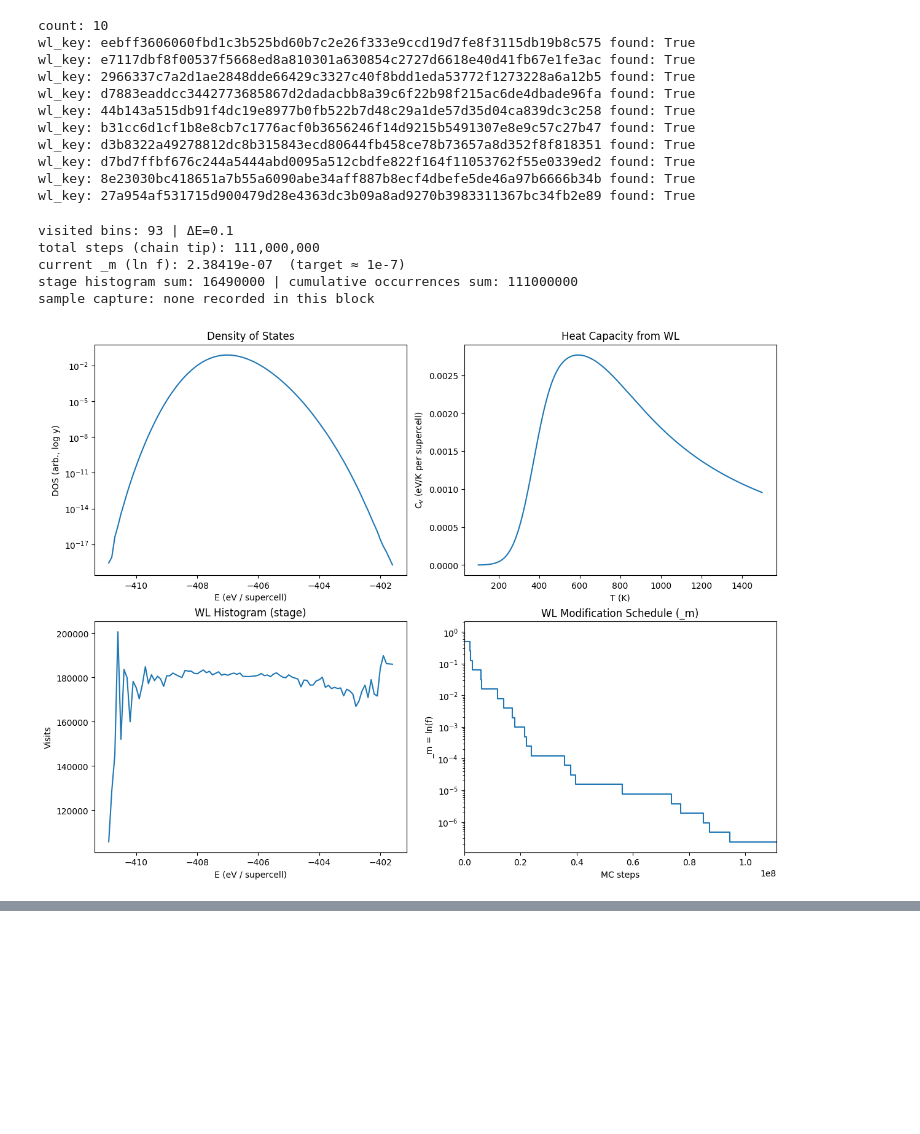
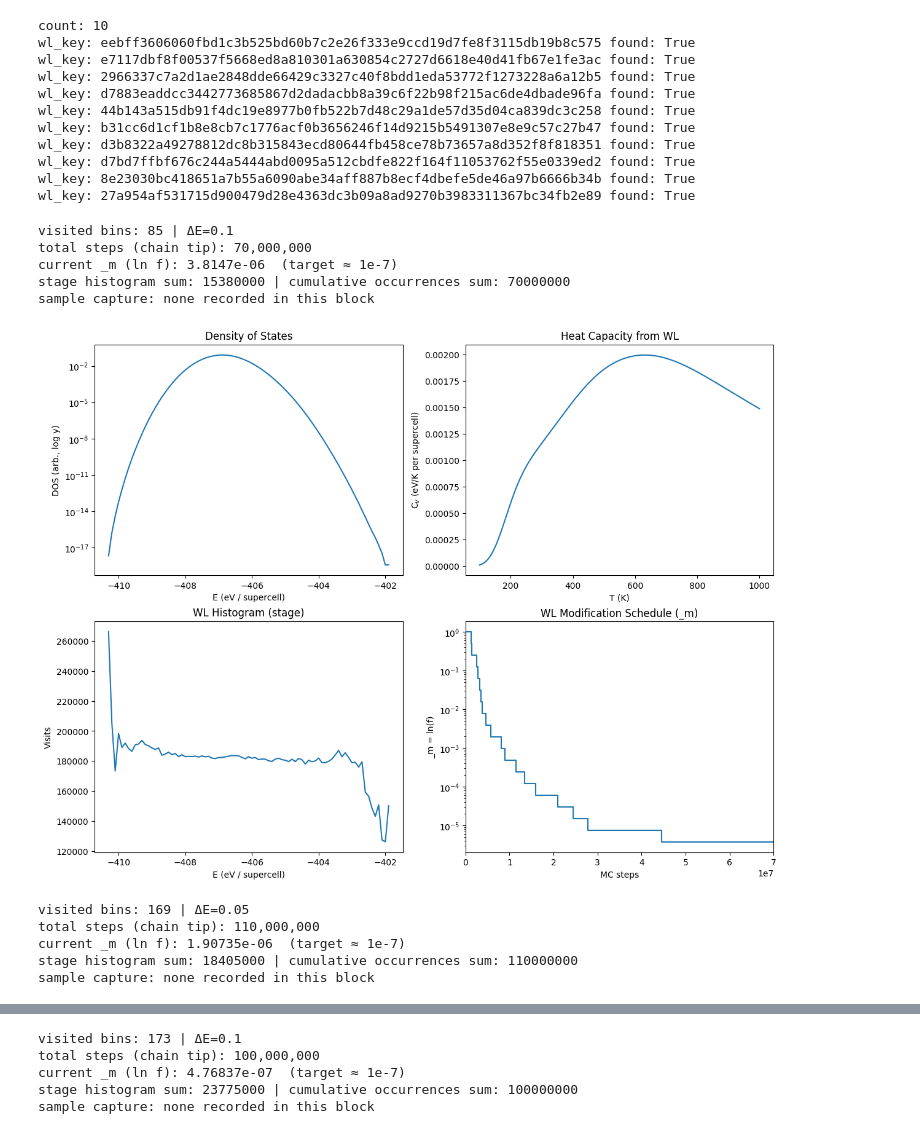
Before and after one commit to ColinBundschu/phase-edge, a Jupyter notebook: testing/visualize_wl.ipynb, the cells around one changed output, grey strips where cells are left out. Cells and saved outputs as stored; diff of their text form; code cells hidden in the pictures; blank space fills up the shorter version.

```diff
--- a/testing/visualize_wl.ipynb
+++ b/testing/visualize_wl.ipynb
@@ -177,7 +177,7 @@ def analyze_wl_chain(wl_key: str) -> None:
     kB: float = 8.617333262e-5  # eV/K
     E:  np.ndarray = levels.astype(float)
     E_rr: np.ndarray = E - E.min() if E.size else E
-    Ts: np.ndarray = np.linspace(100.0, 1500.0, 200)
+    Ts: np.ndarray = np.linspace(100.0, 1000.0, 200)
 
     def _weights(T: float) -> np.ndarray:
         return np.exp(S_shift - E_rr / (kB * T))
@@ -239,36 +239,43 @@ def analyze_wl_chain(wl_key: str) -> None:
     ax.set_ylabel("C$_v$ (eV/K per supercell)")
     ax.set_title("Heat Capacity from WL")
 
     ax = axs[1, 0]
     y_visits = hist if hist.sum() > 0 else occ_all
     label = "Histogram (stage)" if y_visits is hist else "Occurrences (cumulative)"
     if y_visits.size:
         ax.plot(E, y_visits)
     ax.set_xlabel("E (eV / supercell)")
     ax.set_ylabel("Visits")
     ax.set_title(f"WL {label}")
 
     ax = axs[1, 1]
     right_x = max(int(steps_total), int(steps_m[-1]) if steps_m.size else 0)
     steps_m_ext, m_vals_ext = _extend_stair_to(steps_m, m_vals, right_x)
     ax.step(steps_m_ext, m_vals_ext, where="post")
     ax.set_xlim(0, right_x)
     ax.set_xlabel("MC steps")
     ax.set_ylabel("_m = ln(f)")
     ax.set_yscale('log')
     ax.set_title("WL Modification Schedule (_m)")
 
     plt.show()
 
 
 # ----------------------------- run ----------------------------------------
 
 # Replace with your WL key:
-analyze_wl_chain("36b6cc5f4499df97eb9d81ed32e606358ad0c3c65822e7b872f8810196017412") # Li2MgCl4
+analyze_wl_chain("1d9009e4c9037b5c53ebffc462d6244ef54fdbc6a60de19e8e174cec88d1caee") # Li2MgCl4 Free 0.1
+analyze_wl_chain("6945dbe73ada46e86c262e144a9206e01ad8221f95b1eae2b4bad7b01522232f") # Li2MgCl4 Free 0.05
+analyze_wl_chain("5b48e4ecdc64681c57e0ddf98e437fa3f865ad9d68adad220834f417f120ff30") # Li2MgCl4 Md 0.1
 # %% [output]
-visited bins: 93 | ΔE=0.1
-total steps (chain tip): 111,000,000
-current _m (ln f): 2.38419e-07  (target ≈ 1e-7)
-stage histogram sum: 16490000 | cumulative occurrences sum: 111000000
+visited bins: 85 | ΔE=0.1
+total steps (chain tip): 70,000,000
+current _m (ln f): 3.8147e-06  (target ≈ 1e-7)
+stage histogram sum: 15380000 | cumulative occurrences sum: 70000000
 sample capture: none recorded in this block
-[figure, old version]
+[figure, new version]
+visited bins: 169 | ΔE=0.05
+total steps (chain tip): 110,000,000
+current _m (ln f): 1.90735e-06  (target ≈ 1e-7)
+stage histogram sum: 18405000 | cumulative occurrences sum: 110000000
+sample capture: none recorded in this block
@@ -274,0 +283,5 @@ sample capture: none recorded in this block
+visited bins: 173 | ΔE=0.1
+total steps (chain tip): 100,000,000
+current _m (ln f): 4.76837e-07  (target ≈ 1e-7)
+stage histogram sum: 23775000 | cumulative occurrences sum: 100000000
+sample capture: none recorded in this block
```
Also changed, not shown: parts of 2 cells of this notebook, 24 other files.
